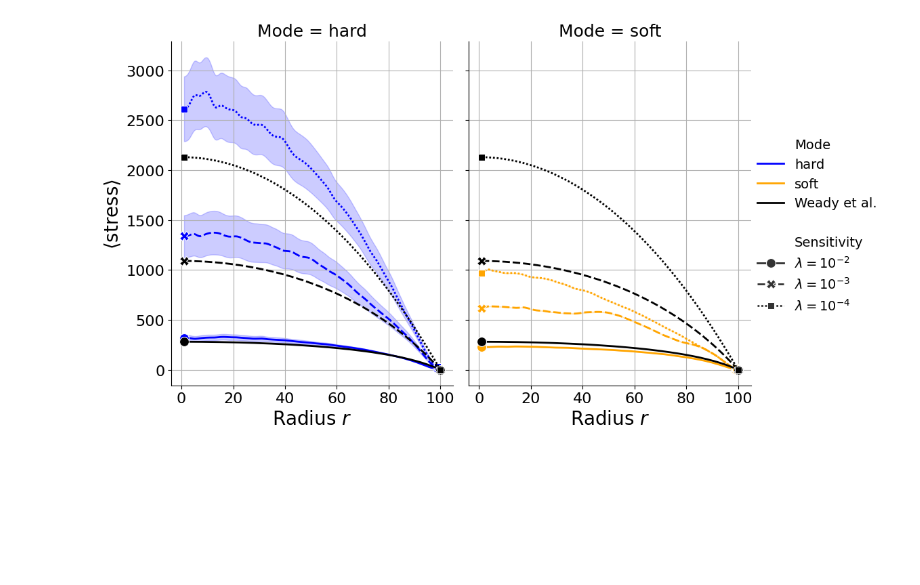
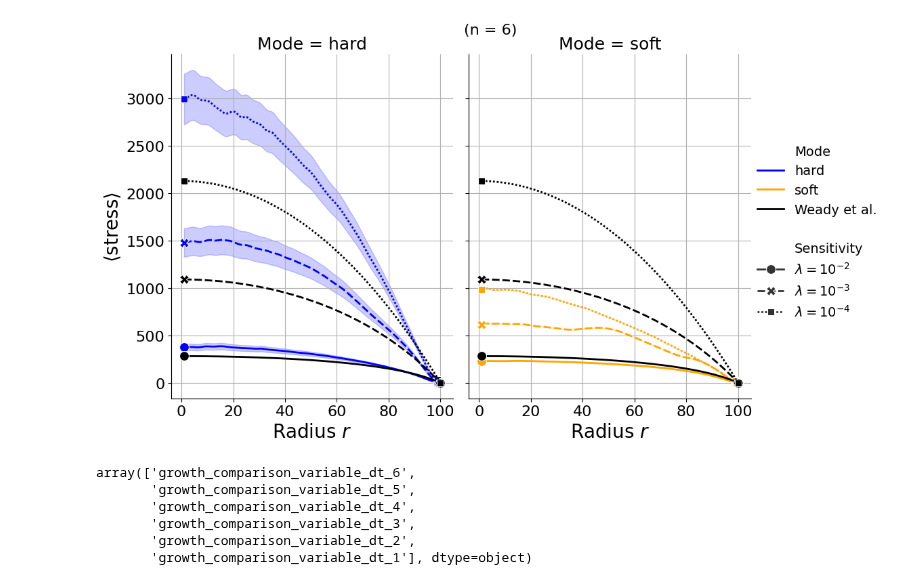
Before and after one commit to ManuelLerchner/ProliferatingCellCollectives-IDP, a Jupyter notebook: analysis/plot_combined.ipynb, the cells around one changed output. Cells and saved outputs as stored; diff of their text form; code cells hidden in the pictures; blank space fills up the shorter version.

Commit message:
create plots

```diff
--- a/analysis/plot_combined.ipynb
+++ b/analysis/plot_combined.ipynb
@@ -411,8 +432,12 @@ def plot_radial_distribution_shared(particles_dict, variable, bin_size=2.0, outn
 from load_combined import load_combined
 
 source_folders = [
+    "../data/growth_comparison_variable_dt_6/",
+    "../data/growth_comparison_variable_dt_5/",
+    "../data/growth_comparison_variable_dt_4/",
+    "../data/growth_comparison_variable_dt_3/",
+    "../data/growth_comparison_variable_dt_2/",
     "../data/growth_comparison_variable_dt_1/",
-    "../data/growth_comparison_variable_dt_2/",
     # "../data/lambda_scaling1/",
     # "../data/growth_comparison_variable_dt_wrong_stress/",
     # "../data/lambda_scaling1_wrong_stress/",
@@ -548,8 +578,17 @@ None
 # %%
 
 
 
 plot_radial_distribution_shared(particles_dict, "stress", bin_size, plot_theory=True,
-                         xlabel="Radius $r$", ylabel="$\\langle \\text{stress} \\rangle$", outname="combined_stress_hard.png",   errorbar=("se", 0.8))
+                         xlabel="Radius $r$", ylabel="$\\langle \\text{stress} \\rangle$", outname="combined_stress_hard.png",   errorbar=("se", 1))
 # %% [output]
-[figure, old version]
+[figure, new version]
+# %%
+particles_dict["sim_dir"].unique()
+# %% [output]
+array(['growth_comparison_variable_dt_6',
+       'growth_comparison_variable_dt_5',
+       'growth_comparison_variable_dt_4',
+       'growth_comparison_variable_dt_3',
+       'growth_comparison_variable_dt_2',
+       'growth_comparison_variable_dt_1'], dtype=object)
```
Also changed, not shown: parts of 5 cells of this notebook, 5 other files.
